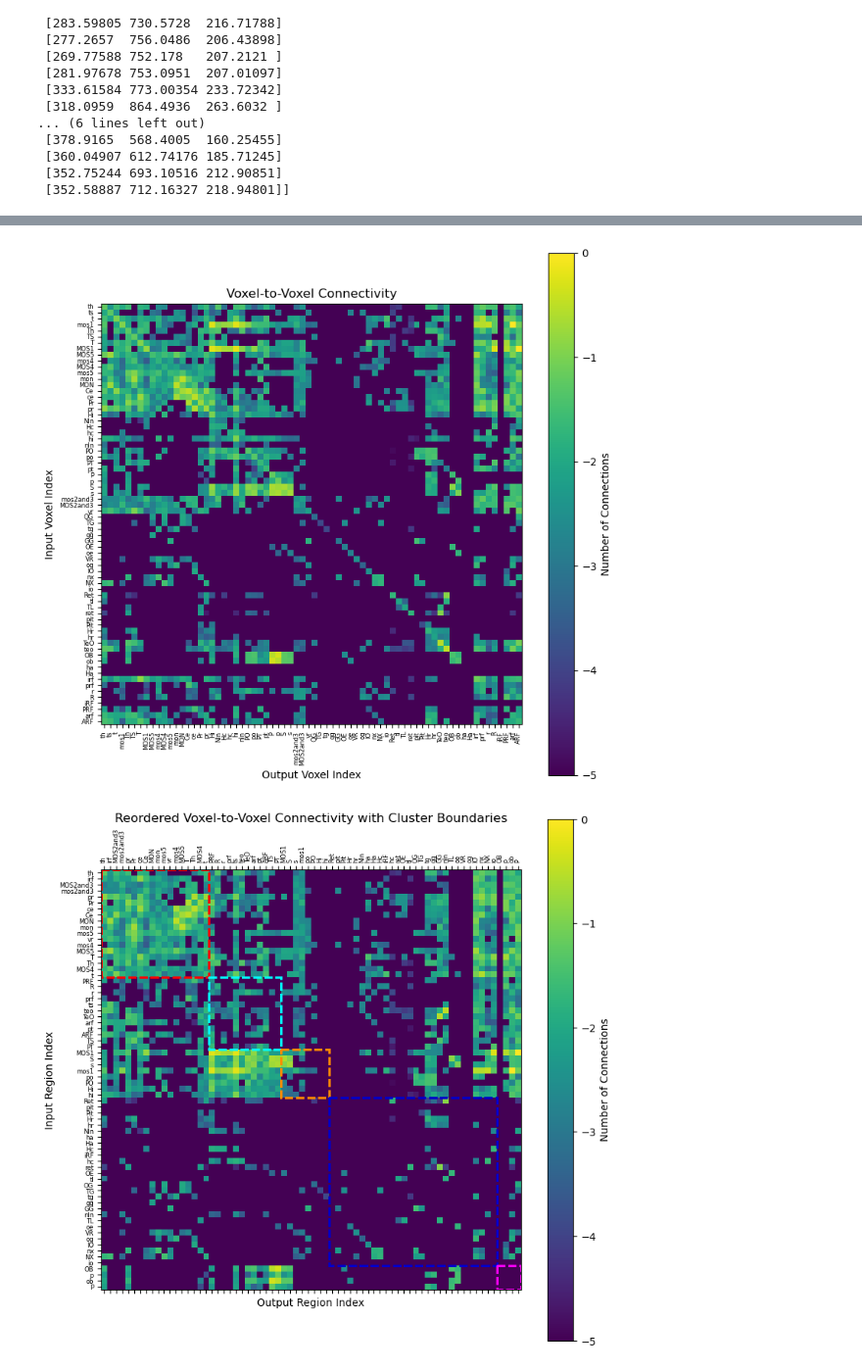
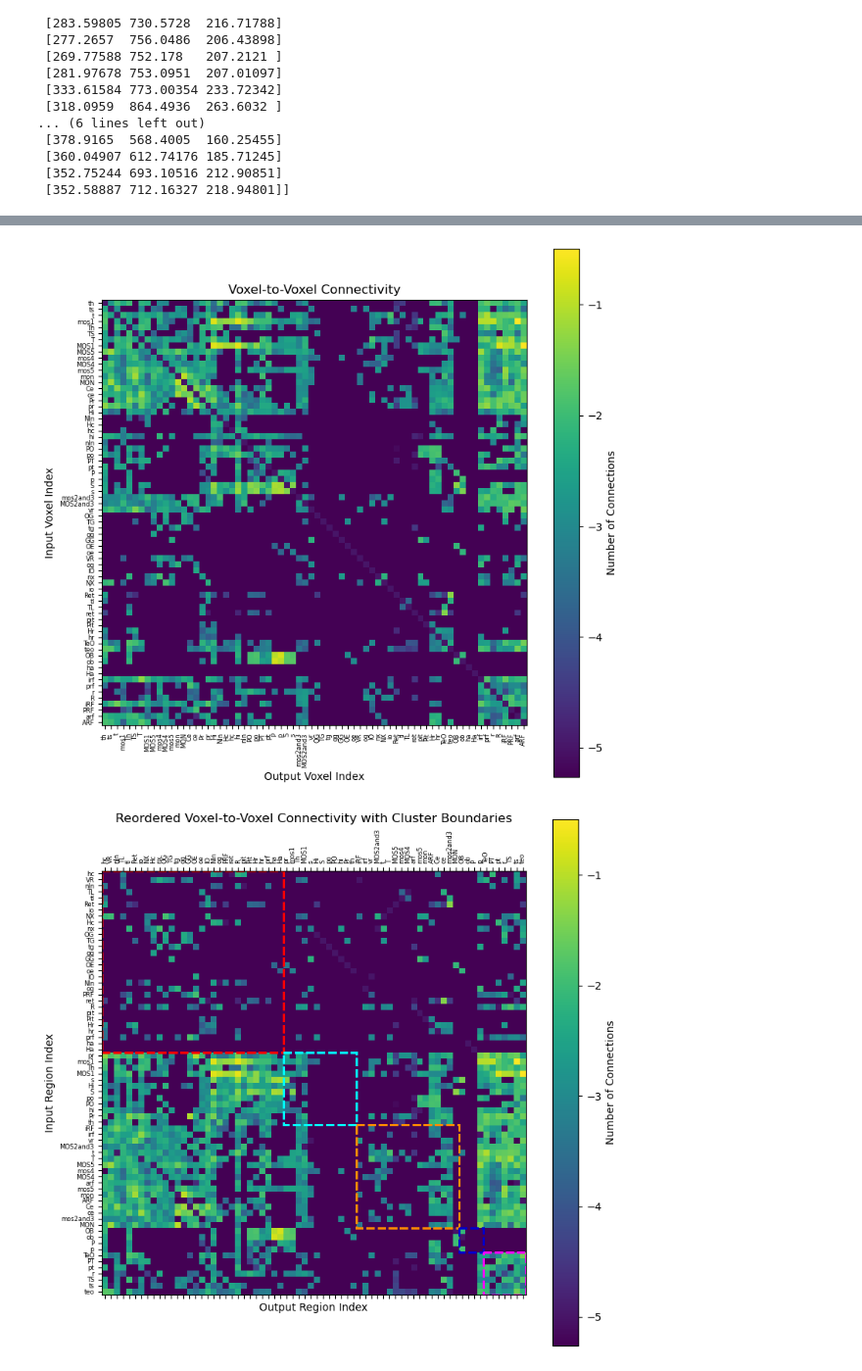
Before and after one commit to alinvdu/neuromorphic-connectome-approach, a Jupyter notebook: src/connectome/zebra_fish.ipynb, the cells around one changed output, grey strips where cells are left out. Shown at 98% size. Cells and saved outputs as stored; diff of their text form; code cells hidden in the pictures.

```diff
--- a/src/connectome/zebra_fish.ipynb
+++ b/src/connectome/zebra_fish.ipynb
@@ -1102,13 +1100,5 @@ for region in brain_regions:
 
     ax.plot_surface(x, y, z, color=random_color(), alpha=0.35)
 
-for neuron in augmented_neurons:
-  try:
-    soma = neuron.morphology.soma
-    ax.scatter(soma.center[0], soma.center[1], soma.center[2], color=random_color(), s=2)
-
-  except:
-    pass
-
 plt.show()
 # %% [output]
@@ -1449,17 +1429,13 @@ log_connectivityMatrix = np.log10(connectivityMatrix)
 # connectivityMatrixLessAccurate[connectivityMatrixLessAccurate <= 0] = np.min(connectivityMatrixLessAccurate[connectivityMatrixLessAccurate > 0])
 # log_connectivityMatrix = np.log10(connectivityMatrixLessAccurate)
 
-min_log_val = np.min(log_connectivityMatrix)
-max_log_val = np.max(log_connectivityMatrix)
-scaled_log_connectivityMatrix = -5 + (log_connectivityMatrix - min_log_val) / (max_log_val - min_log_val) * 5
-
-# for i in range(len(scaled_log_connectivityMatrix)):
-#   for j in range(len(scaled_log_connectivityMatrix)):
-#     if i == j:
-#       scaled_log_connectivityMatrix[i][j] = -5
+for i in range(len(log_connectivityMatrix)):
+  for j in range(len(log_connectivityMatrix)):
+    if i == j:
+      log_connectivityMatrix[i][j] = -5
 
 # Create the heatmap
-cax = ax.imshow(scaled_log_connectivityMatrix, interpolation='nearest')
+cax = ax.imshow(log_connectivityMatrix, interpolation='nearest')
 
 
 # Add a color bar
@@ -1484,7 +1460,7 @@ ax.set_yticklabels(brain_region_abbreviations, fontsize=6)
 # Show the plot
 plt.show()
 # %% [output]
-[figure, old version]
+[figure, new version]
 # %%
 # Perform clustering and show cluster region on top of connectivity map
 import numpy as np
@@ -1496,13 +1472,13 @@ region_to_cluster_color = {}
 
 # Apply AgglomerativeClustering
 clustering = AgglomerativeClustering(n_clusters=5, linkage='ward')
-cluster_labels = clustering.fit_predict(scaled_log_connectivityMatrix)
+cluster_labels = clustering.fit_predict(log_connectivityMatrix)
 
 # Step 1: Get the sorted order of indices based on cluster labels
 sorted_order = np.argsort(cluster_labels)
 
 # Step 2: Reorder your data matrix according to the sorted order
-reordered_data = scaled_log_connectivityMatrix[sorted_order]
+reordered_data = log_connectivityMatrix[sorted_order]
 
 # Step 3: Also reorder the cluster_labels to reflect the new order of the data
 reordered_labels = cluster_labels[sorted_order]
@@ -1511,43 +1487,43 @@ reordered_labels = cluster_labels[sorted_order]
 fig, ax = plt.subplots(figsize=(9, 9))
 cax = ax.matshow(reordered_data, interpolation='nearest')
 
+
+brain_region_abbreviations = np.array(brain_region_abbreviations)
+reordered_brain_region_abbreviations = brain_region_abbreviations[sorted_order]
+
 for i, label in enumerate(reordered_labels):
     indices = np.where(reordered_labels == label)[0]
     if indices.size > 0:
         # Calculate the start and end indices of the cluster
         start_idx, end_idx = indices[0], indices[-1]
         cluster_size = end_idx - start_idx + 1
 
-        color = colors[label]
-        region_to_cluster_color[i] = color
+        color = colors[label] if label < len(colors) else 'red'
+        region_to_cluster_color[reordered_brain_region_abbreviations[i]] = color
 
         # Draw rectangles around clusters
         rect = plt.Rectangle((start_idx-0.5, start_idx-0.5), cluster_size, cluster_size,
                             edgecolor=color, fill=False, linestyle='--', linewidth=2)
         ax.add_patch(rect)
 
 # Add color bar
 cbar = fig.colorbar(cax)
 cbar.set_label('Number of Connections')
-
-brain_region_abbreviations = np.array(brain_region_abbreviations)
-reordered_brain_region_abbreviations = brain_region_abbreviations[sorted_order]
 
 # Add labels
 ax.set_xticks(np.arange(len(reordered_brain_region_abbreviations)))
 ax.set_yticks(np.arange(len(reordered_brain_region_abbreviations)))
 ax.set_xticklabels(reordered_brain_region_abbreviations, rotation=90, fontsize=6)
 ax.set_yticklabels(reordered_brain_region_abbreviations, fontsize=6)
 
 # Title and labels
 ax.set_xlabel('Output Region Index')
 ax.set_ylabel('Input Region Index')
 ax.set_title('Reordered Voxel-to-Voxel Connectivity with Cluster Boundaries')
 
-
 plt.show()
 # %% [output]
-[figure, old version]
+[figure, new version]
 # %%
 # Plot brain regions given the clustering groups
 # Now create the plot for brain regions
```
Also changed, not shown: parts of 14 cells of this notebook.
